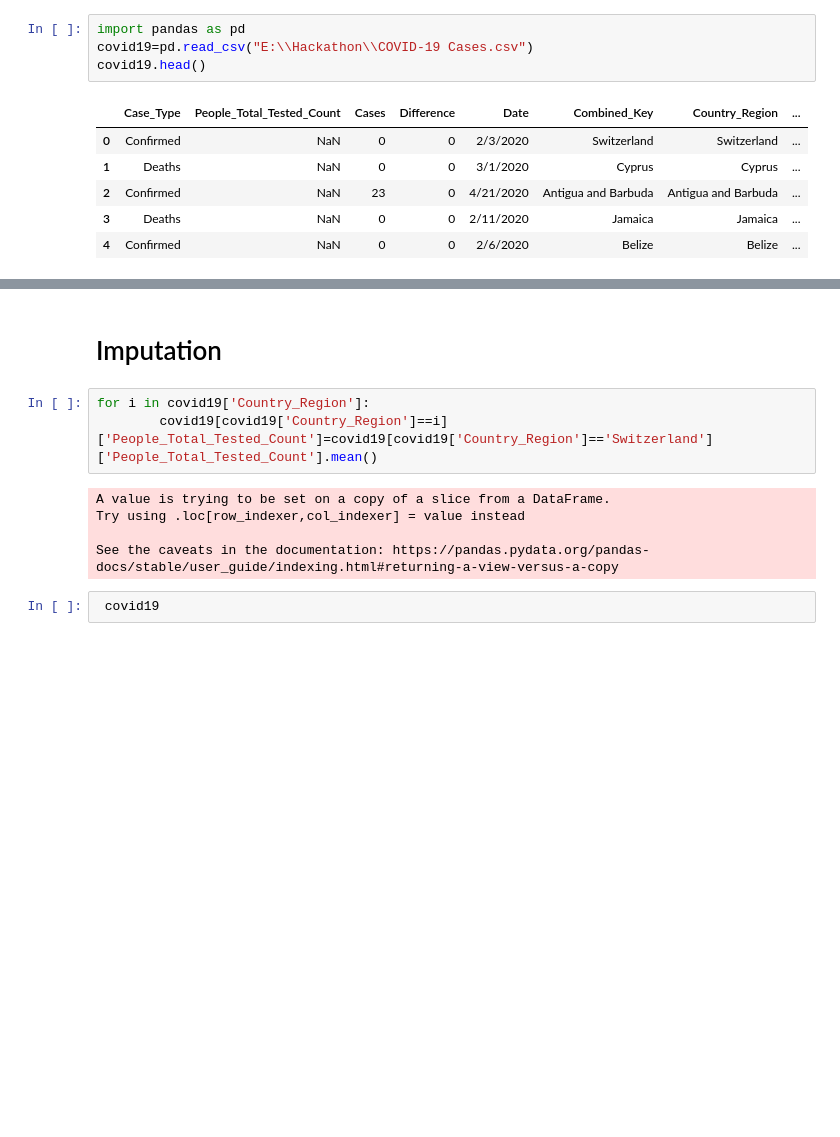
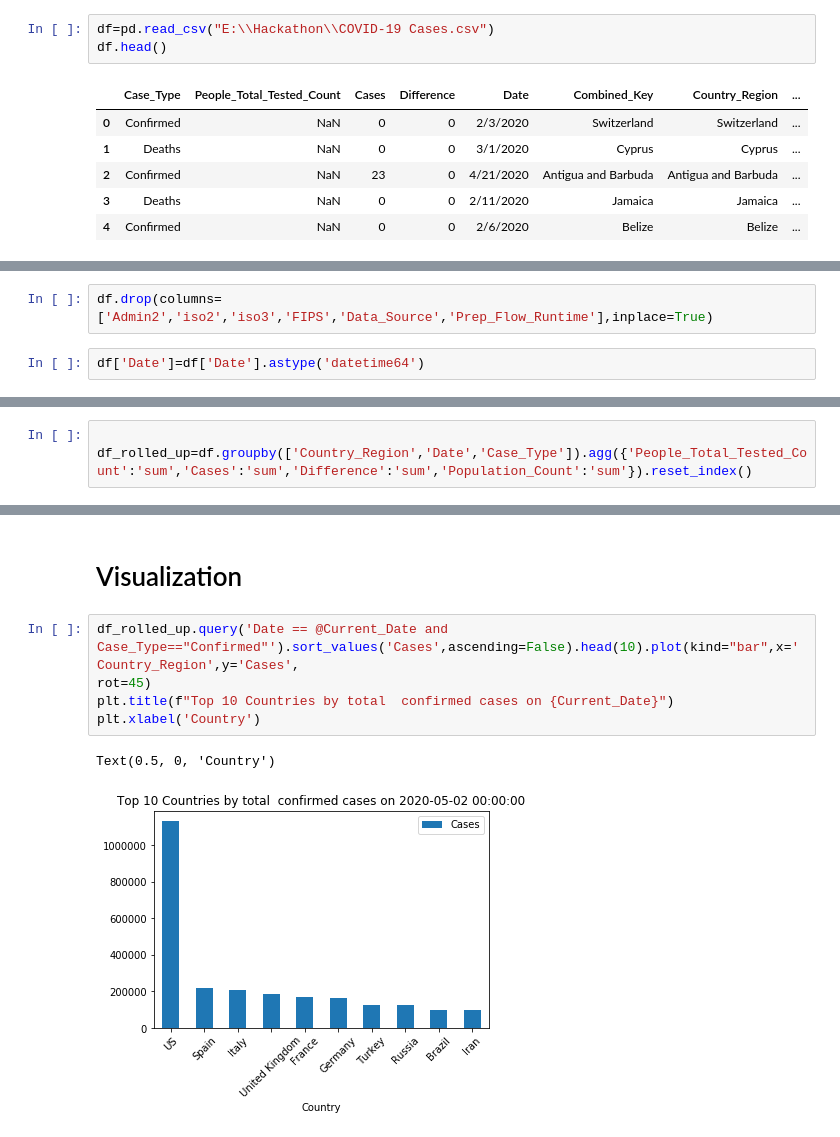
Before and after one commit to KASHOK87/Hackathon, a Jupyter notebook: Insights from Covid.ipynb, the cells around one changed output, grey strips where cells are left out. Saved outputs shown, nothing was run; the diff lists cells and outputs as text; blank space fills up the shorter version.

```diff
--- a/Insights from Covid.ipynb
+++ b/Insights from Covid.ipynb
@@ -3,7 +7,6 @@
 # %%
-import pandas as pd
-covid19=pd.read_csv("E:\\Hackathon\\COVID-19 Cases.csv")
-covid19.head()
+df=pd.read_csv("E:\\Hackathon\\COVID-19 Cases.csv")
+df.head()
 # %% [output]
 |  | Case_Type | People_Total_Tested_Count | Cases | Difference | Date | Combined_Key | Country_Region | ... |
 | 0 | Confirmed | NaN | 0 | 0 | 2/3/2020 | Switzerland | Switzerland | ... |
@@ -38,0 +41,4 @@ covid19.shape
+# %%
+df.drop(columns=['Admin2','iso2','iso3','FIPS','Data_Source','Prep_Flow_Runtime'],inplace=True)
+# %%
+df['Date']=df['Date'].astype('datetime64')
@@ -129,0 +81,3 @@ Name: People_Total_Tested_Count, Length: 1115, dtype: int64
+# %%
+
+df_rolled_up=df.groupby(['Country_Region','Date','Case_Type']).agg({'People_Total_Tested_Count':'sum','Cases':'sum','Difference':'sum','Population_Count':'sum'}).reset_index()
@@ -130,12 +102,10 @@ Name: People_Total_Tested_Count, Length: 1115, dtype: int64
 # %% [markdown]
-# Imputation
+# Visualization
-# %%
-for i in covid19['Country_Region']:
-        covid19[covid19['Country_Region']==i]['People_Total_Tested_Count']=covid19[covid19['Country_Region']=='Switzerland']['People_Total_Tested_Count'].mean()
-# %% [output]
-A value is trying to be set on a copy of a slice from a DataFrame.
-Try using .loc[row_indexer,col_indexer] = value instead
-
-See the caveats in the documentation: https://pandas.pydata.org/pandas-docs/stable/user_guide/indexing.html#returning-a-view-versus-a-copy
-# %%
- covid19
+# %%
+df_rolled_up.query('Date == @Current_Date and Case_Type=="Confirmed"').sort_values('Cases',ascending=False).head(10).plot(kind="bar",x='Country_Region',y='Cases',
+rot=45)
+plt.title(f"Top 10 Countries by total  confirmed cases on {Current_Date}")
+plt.xlabel('Country')
+# %% [output]
+Text(0.5, 0, 'Country')
+[figure, added]
```
Also changed, not shown: parts of 21 cells of this notebook.
